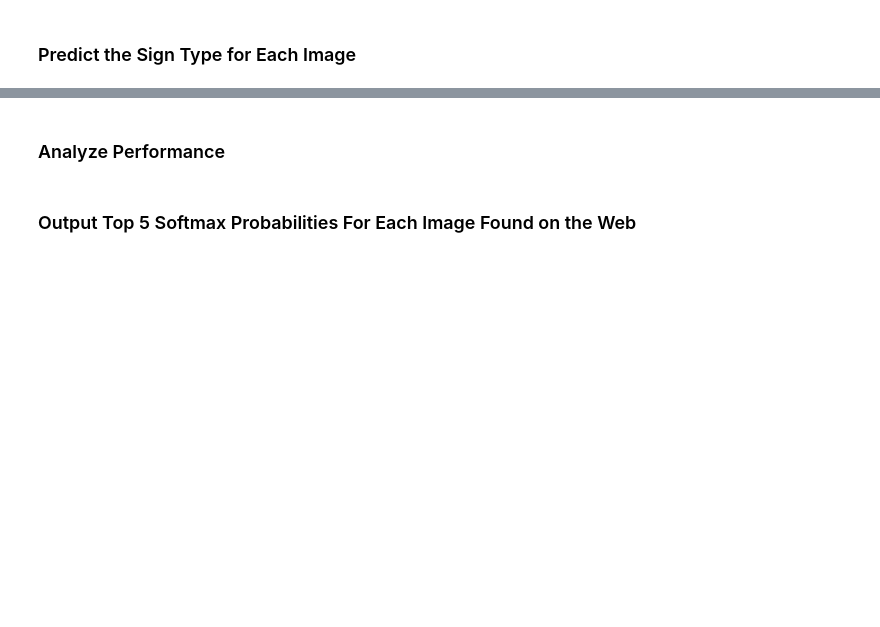
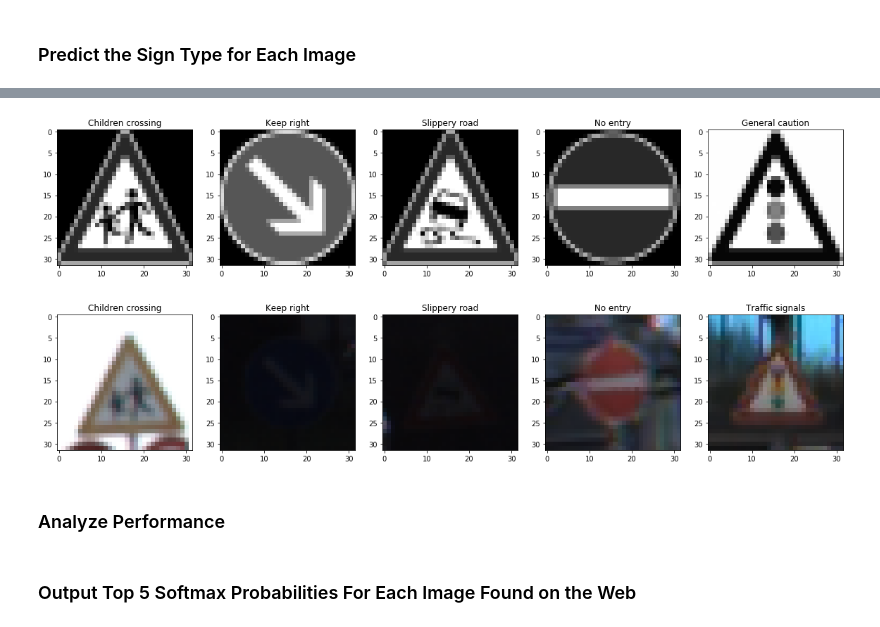
Before and after one commit to kamiarkordari/CarND-Traffic-Sign-Classifier, a Jupyter notebook: Traffic_Sign_Classifier.ipynb, the cells around one changed output, grey strips where cells are left out. Cells and saved outputs as stored; diff of their text form; code cells hidden in the pictures; blank space fills up the shorter version.

```diff
--- a/Traffic_Sign_Classifier.ipynb
+++ b/Traffic_Sign_Classifier.ipynb
@@ -379,4 +374,8 @@ for i, img in enumerate(X_new_test):
 ### Make sure to pre-process the images with the same pre-processing pipeline used earlier.
 ### Feel free to use as many code cells as needed.
 
-predictions = model.predict(x_test[])
+predictions = model.predict(X_new_test)
+
+for i in range(5):
+    print([np.argmax(predictions[i]), y_new_test[i]])
+    print([class_names[str(np.argmax(predictions[i]))], class_names[str(y_new_test[i])]])
@@ -383,3 +393,17 @@ predictions = model.predict(x_test[])
+# %%
+fig, axs = plt.subplots(1,5, figsize=(20,10))
+for i, img in enumerate(X_new_test):
+    axs[i].imshow(img.squeeze(), cmap='gray')
+    axs[i].set_title(class_names[str(np.argmax(predictions[i]))])
+
+fig, axs = plt.subplots(1,5, figsize=(20,10))
+for i, img in enumerate(X_new_test):
+    ind = list(y_train).index(y_new_test[i])
+    axs[i].imshow(X_train[ind].squeeze(), cmap='gray')
+    axs[i].set_title(class_names[str(y_new_test[i])])
+# %% [output]
+[figure, added]
+[figure, added]
 # %% [markdown]
 ### Analyze Performance
 # %%
```
Also changed, not shown: parts of 4 cells of this notebook, 4 other files.
